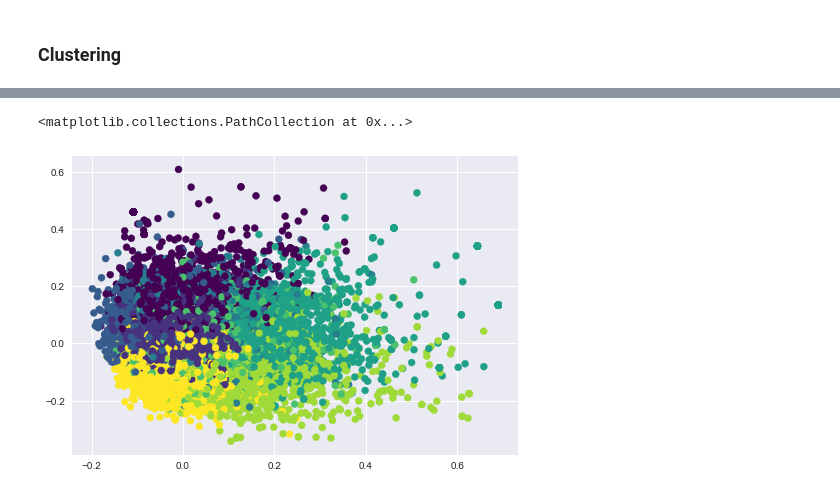
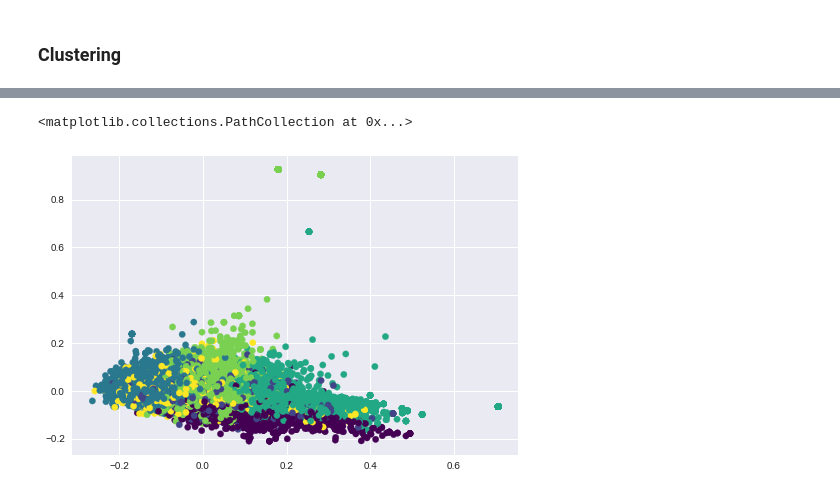
Before and after one commit to LingxingG/Data-Mining-Project, a Jupyter notebook: Tanny/Reviews Pre-processing.ipynb, the cells around one changed output, grey strips where cells are left out. Saved outputs shown, nothing was run; the diff lists cells and outputs as text; code cells hidden in the pictures.

```diff
--- a/Tanny/Reviews Pre-processing.ipynb
+++ b/Tanny/Reviews Pre-processing.ipynb
@@ -592,12 +595,13 @@ offend        15
 dtype: int64
 # %%
-vectorizer_40k = TfidfVectorizer(min_df = 1, ngram_range = (1,1),
-                             stop_words =  my_stop_words[0:40000], max_features = 7000)
+#reduction of the review list due to lack of computation power
+vectorizer_r = TfidfVectorizer(min_df = 1, ngram_range = (1,1),
+                             stop_words =  my_stop_words[0:90000], max_features = 3500)
 
-tfidf_40k = vectorizer_40k.fit_transform(my_stop_words[0:40000])
-print("Created document-term matrix of size %d x %d" % (tfidf_40k.shape[0],tfidf_40k.shape[1]))
+tfidf_r = vectorizer_r.fit_transform(my_stop_words[0:90000])
+print("Created document-term matrix of size %d x %d" % (tfidf_r.shape[0],tfidf_r.shape[1]))
 
-tf_idf_norm = normalize(tfidf_40k)
+tf_idf_norm = normalize(tfidf_r)
 
 tf_idf_array = tf_idf_norm.toarray()
 # %% [output]
@@ -627 +628,5 @@ Y_sklearn = sklearn_pca.fit_transform(tf_idf_array)
+# %%
+#as 1000 component covers 80% but it takes another 500 to cover just 10% we pick 1000 components
+sklearn_pca = PCA(n_components = 1000)
+Y_sklearn = sklearn_pca.fit_transform(tf_idf_array)
 # %%
@@ -642,0 +648,4 @@ plt.show()
+# %%
+kmeans = KMeans(n_clusters=6, max_iter=600, algorithm = 'auto')
+fitted = kmeans.fit(Y_sklearn)
+prediction = kmeans.predict(Y_sklearn)
@@ -643,11 +655,7 @@ plt.show()
 # %%
-kmeans = KMeans(n_clusters=8, max_iter=600, algorithm = 'auto')
-fitted = kmeans.fit(Y_sklearn)
-prediction = kmeans.predict(Y_sklearn)
-plt.scatter(Y_sklearn[:, 0], Y_sklearn[:, 1], c=prediction, s=50, cmap='viridis')
-
+plt.scatter(Y_sklearn[:, 0], Y_sklearn[:, 1], c=prediction, s=40, cmap='viridis')
 # centers = fitted.centroids
 # plt.scatter(centers[:, 0], centers[:, 1],c='black', s=300, alpha=0.6);
 # %% [output]
 <matplotlib.collections.PathCollection at 0x...>
-[figure, old version]
+[figure, new version]
```
Also changed, not shown: parts of 26 cells of this notebook, 2 other files.
